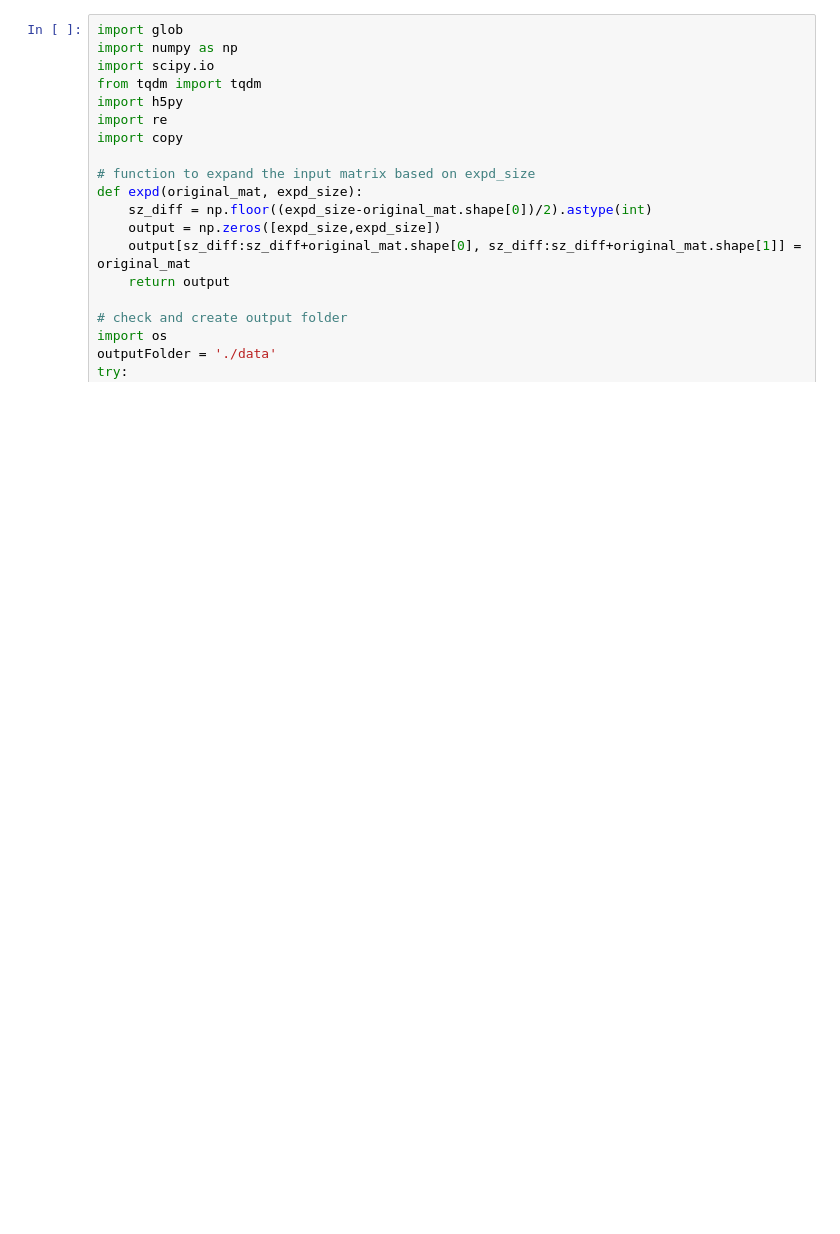
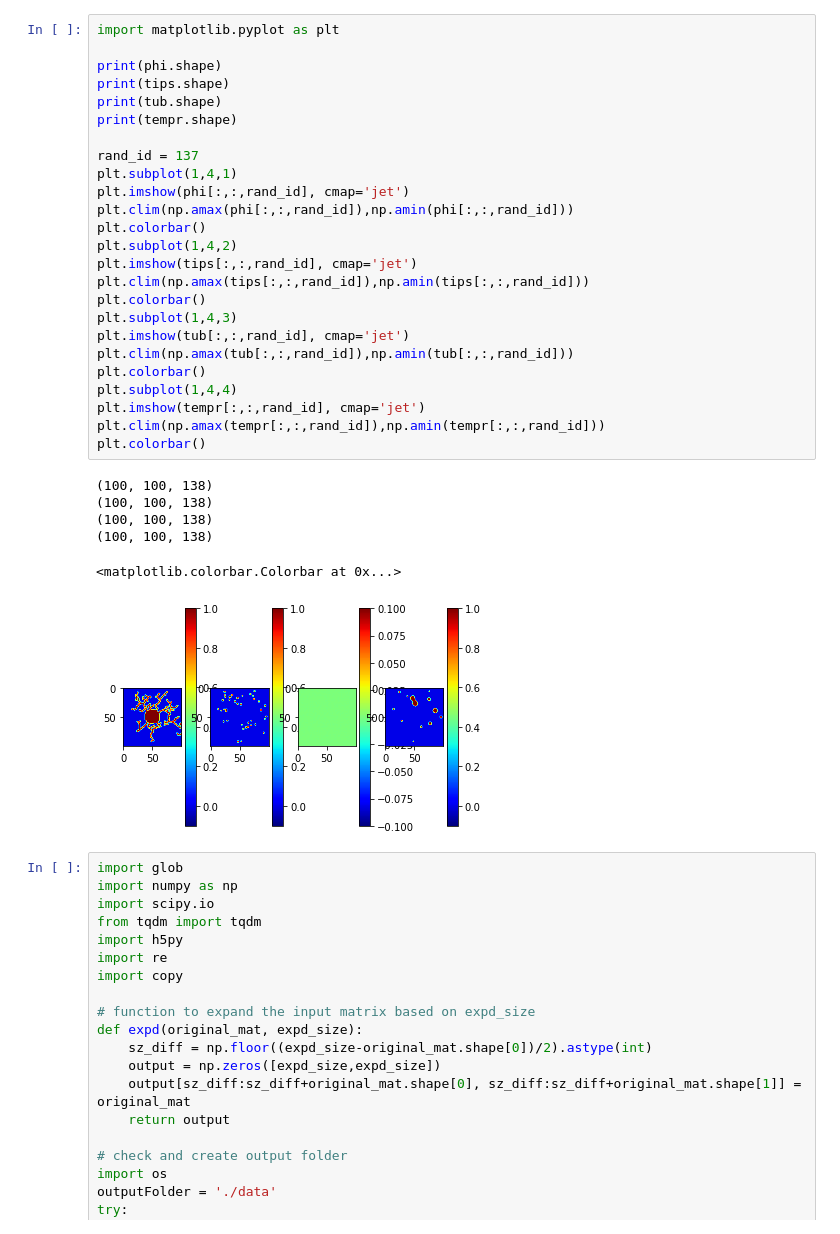
Before and after one commit to kuanrenqian/RecurrentNG, a Jupyter notebook: tensorflow_version/dataGen_for_conv2Dlstm.ipynb, the cells around one changed output. Cells and saved outputs as stored; diff of their text form; blank space fills up the shorter version.

```diff
--- a/tensorflow_version/dataGen_for_conv2Dlstm.ipynb
+++ b/tensorflow_version/dataGen_for_conv2Dlstm.ipynb
@@ -1,3 +117,35 @@
+# %%
+import matplotlib.pyplot as plt
+
+print(phi.shape)
+print(tips.shape)
+print(tub.shape)
+print(tempr.shape)
+
+rand_id = 137
+plt.subplot(1,4,1)
+plt.imshow(phi[:,:,rand_id], cmap='jet')
+plt.clim(np.amax(phi[:,:,rand_id]),np.amin(phi[:,:,rand_id]))
+plt.colorbar()
+plt.subplot(1,4,2)
+plt.imshow(tips[:,:,rand_id], cmap='jet')
+plt.clim(np.amax(tips[:,:,rand_id]),np.amin(tips[:,:,rand_id]))
+plt.colorbar()
+plt.subplot(1,4,3)
+plt.imshow(tub[:,:,rand_id], cmap='jet')
+plt.clim(np.amax(tub[:,:,rand_id]),np.amin(tub[:,:,rand_id]))
+plt.colorbar()
+plt.subplot(1,4,4)
+plt.imshow(tempr[:,:,rand_id], cmap='jet')
+plt.clim(np.amax(tempr[:,:,rand_id]),np.amin(tempr[:,:,rand_id]))
+plt.colorbar()
+# %% [output]
+(100, 100, 138)
+(100, 100, 138)
+(100, 100, 138)
+(100, 100, 138)
+<matplotlib.colorbar.Colorbar at 0x...>
+[figure, added]
 # %%
 import glob
 import numpy as np
```
Also changed, not shown: parts of 2 cells of this notebook, 5 other files.
